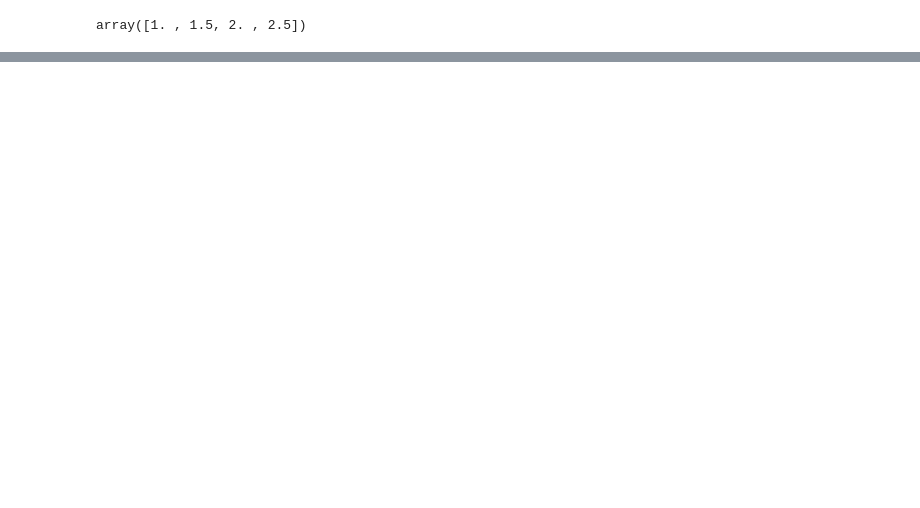
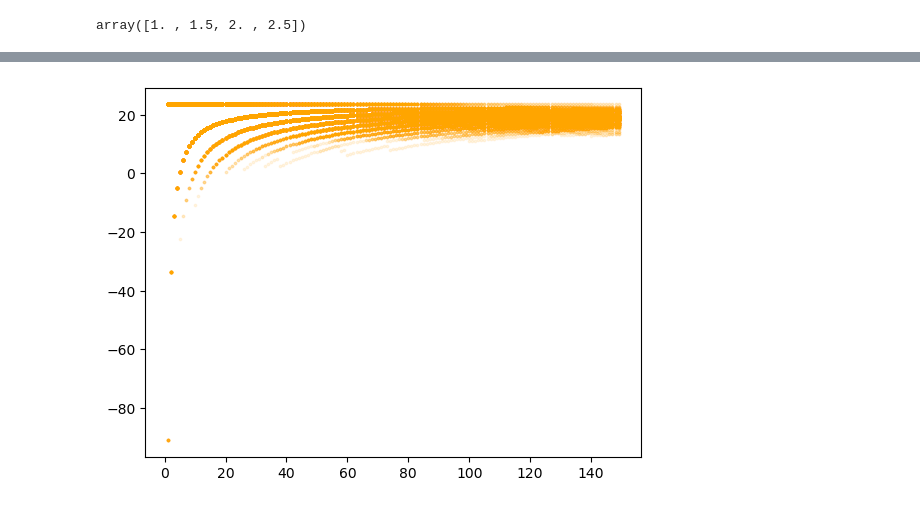
Before and after one commit to hickman-santini/local-proper, a Jupyter notebook: local_proper.ipynb, the cells around one changed output, grey strips where cells are left out. Saved outputs shown, nothing was run; the diff lists cells and outputs as text; code cells hidden in the pictures; blank space fills up the shorter version.

```diff
--- a/local_proper.ipynb
+++ b/local_proper.ipynb
@@ -84,0 +208,5 @@ for N in range(1, N):
+# %%
+for N in range(1, N):
+    plt.scatter([N] * num_people, ff[N-1], color='orange', alpha=0.1, s=3)
+# %% [output]
+[figure, added]
```
Also changed, not shown: parts of 15 cells of this notebook, 4 other files.
